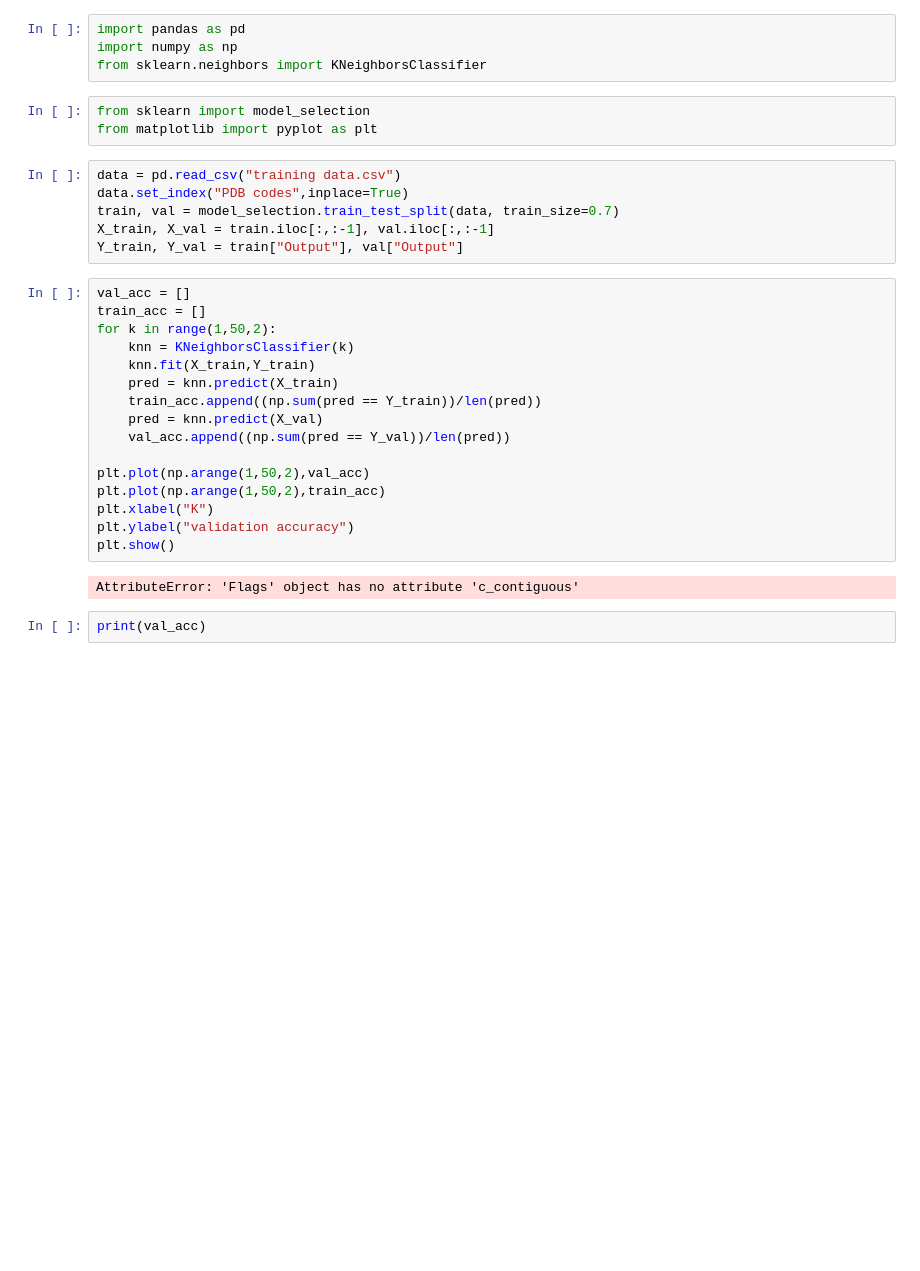
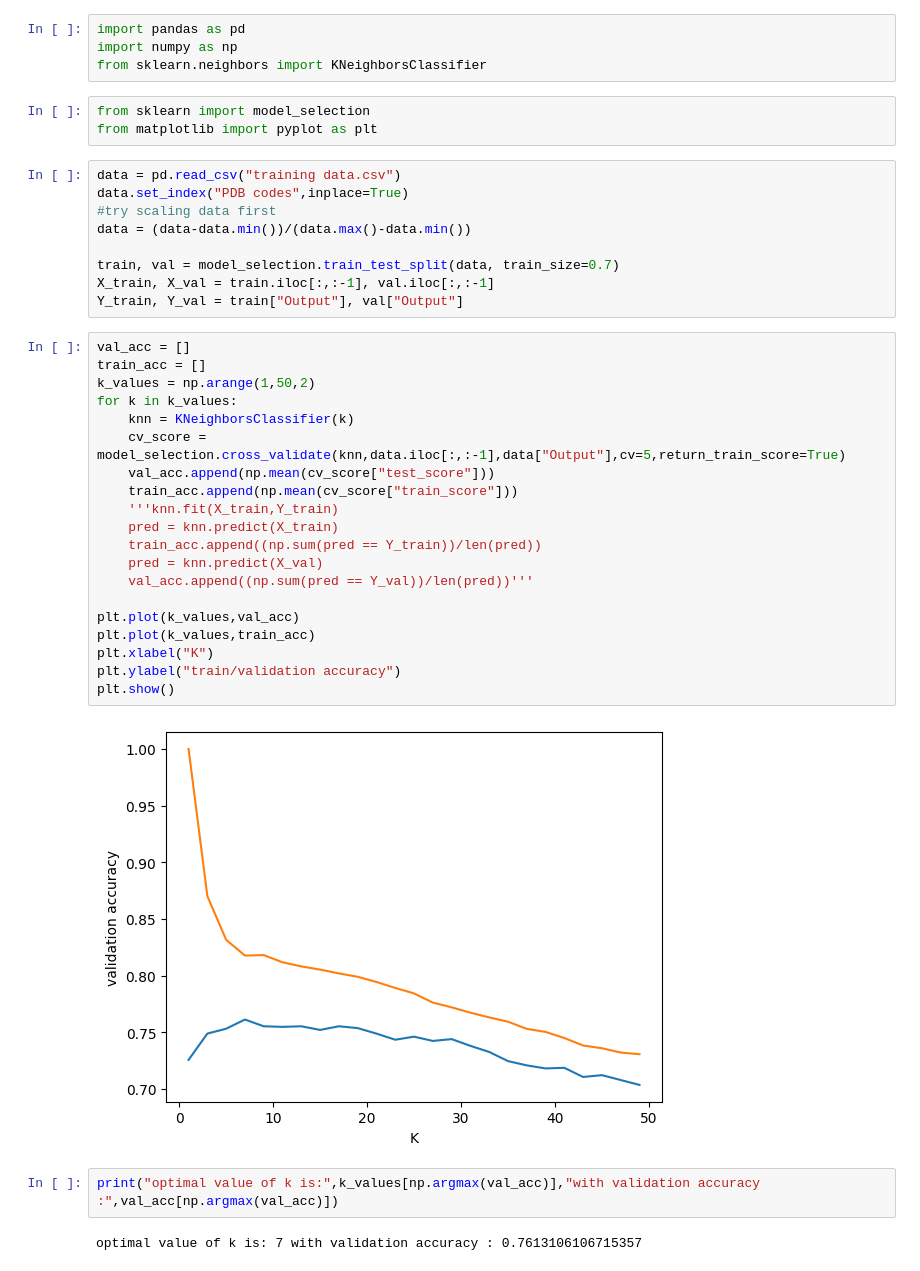
Before and after one commit to jasroopdhingra/ml-project, a Jupyter notebook: KNN.ipynb, the cells around one changed output. Cells and saved outputs as stored; diff of their text form; blank space fills up the shorter version.

```diff
--- a/KNN.ipynb
+++ b/KNN.ipynb
@@ -8,26 +8,35 @@ from matplotlib import pyplot as plt
 # %%
 data = pd.read_csv("training data.csv")
 data.set_index("PDB codes",inplace=True)
+#try scaling data first
+data = (data-data.min())/(data.max()-data.min())
+
 train, val = model_selection.train_test_split(data, train_size=0.7)
 X_train, X_val = train.iloc[:,:-1], val.iloc[:,:-1]
 Y_train, Y_val = train["Output"], val["Output"]
 # %%
 val_acc = []
 train_acc = []
-for k in range(1,50,2):
+k_values = np.arange(1,50,2)
+for k in k_values:
     knn = KNeighborsClassifier(k)
-    knn.fit(X_train,Y_train)
+    cv_score = model_selection.cross_validate(knn,data.iloc[:,:-1],data["Output"],cv=5,return_train_score=True)
+    val_acc.append(np.mean(cv_score["test_score"]))
+    train_acc.append(np.mean(cv_score["train_score"]))
+    '''knn.fit(X_train,Y_train)
     pred = knn.predict(X_train)
     train_acc.append((np.sum(pred == Y_train))/len(pred))
     pred = knn.predict(X_val)
-    val_acc.append((np.sum(pred == Y_val))/len(pred))
+    val_acc.append((np.sum(pred == Y_val))/len(pred))'''
 
-plt.plot(np.arange(1,50,2),val_acc)
-plt.plot(np.arange(1,50,2),train_acc)
+plt.plot(k_values,val_acc)
+plt.plot(k_values,train_acc)
 plt.xlabel("K")
-plt.ylabel("validation accuracy")
+plt.ylabel("train/validation accuracy")
 plt.show()
 # %% [output]
-AttributeError: 'Flags' object has no attribute 'c_contiguous'
+[figure, added]
-# %%
-print(val_acc)
+# %%
+print("optimal value of k is:",k_values[np.argmax(val_acc)],"with validation accuracy :",val_acc[np.argmax(val_acc)])
+# %% [output]
+optimal value of k is: 7 with validation accuracy : 0.7613106106715357
```
Also changed, not shown: 1 other file.
